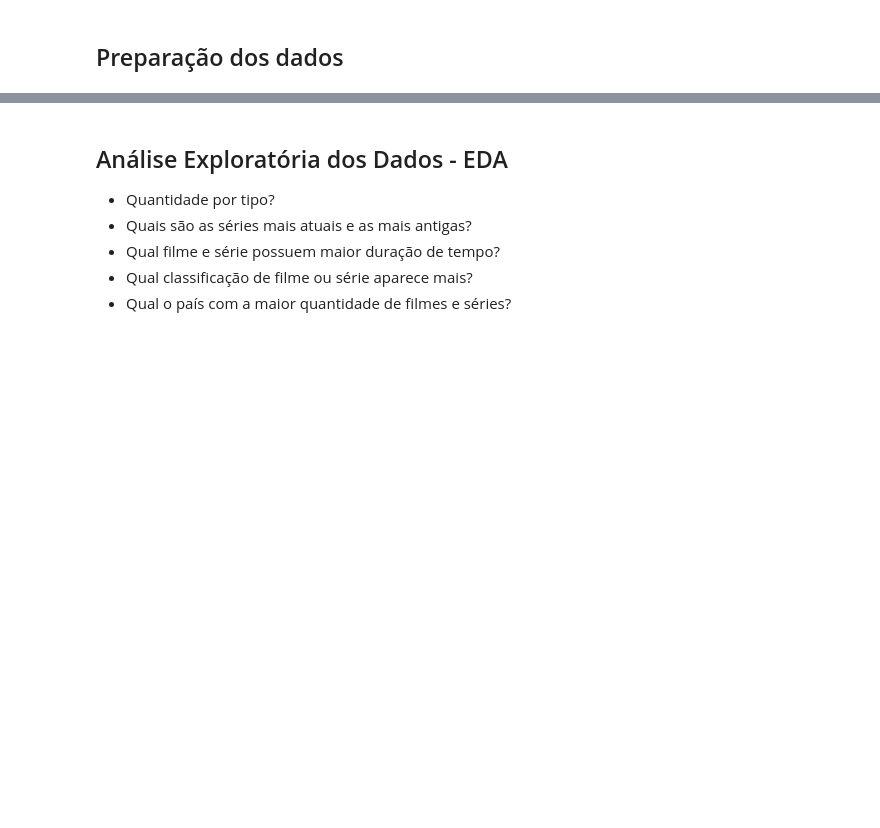
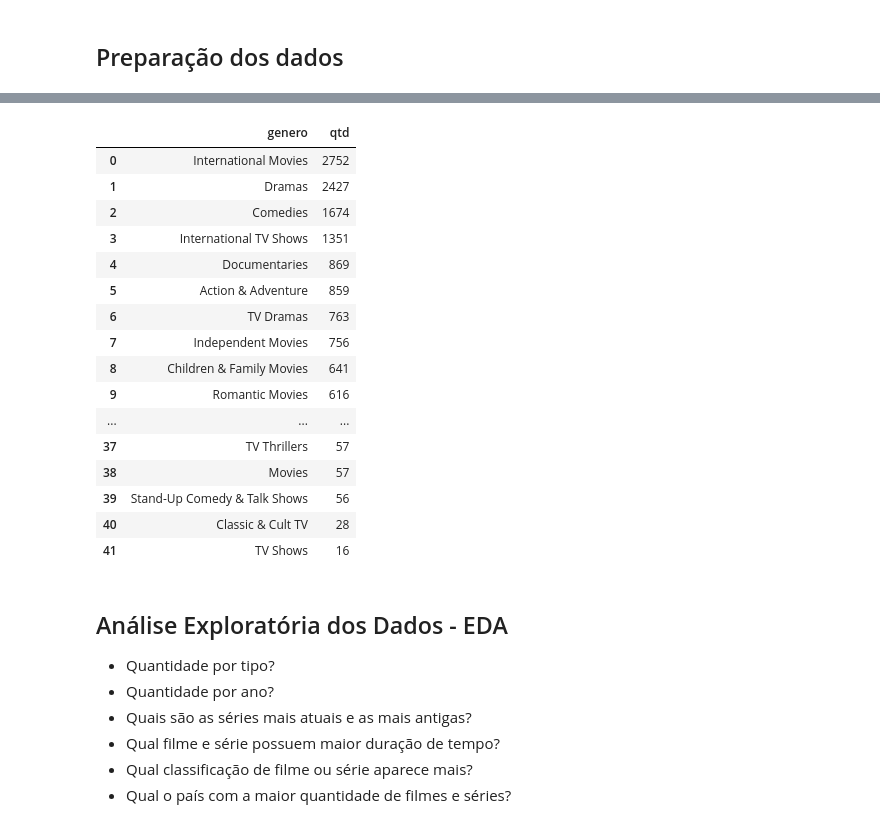
Before and after one commit to luizaalovo/analysis-netflix, a Jupyter notebook: Analysis Netflix.ipynb, the cells around one changed output, grey strips where cells are left out. Saved outputs shown, nothing was run; the diff lists cells and outputs as text; code cells hidden in the pictures; blank space fills up the shorter version.

```diff
--- a/Analysis Netflix.ipynb
+++ b/Analysis Netflix.ipynb
@@ -174,0 +219,25 @@ df.head(2)
+# %%
+# Ajuste para o quantitativo de classificação do gênero (listed_in)
+
+qtd_genero = df['listed_in'].str.get_dummies(', ').sum()
+
+df_qtd_genero = pd.DataFrame({'genero':qtd_genero.index, 'qtd':qtd_genero.values}).sort_values(by="qtd", ascending=False, ignore_index=True)
+df_qtd_genero
+# %% [output]
+|  | genero | qtd |
+| 0 | International Movies | 2752 |
+| 1 | Dramas | 2427 |
+| 2 | Comedies | 1674 |
+| 3 | International TV Shows | 1351 |
+| 4 | Documentaries | 869 |
+| 5 | Action & Adventure | 859 |
+| 6 | TV Dramas | 763 |
+| 7 | Independent Movies | 756 |
+| 8 | Children & Family Movies | 641 |
+| 9 | Romantic Movies | 616 |
+| ... | ... | ... |
+| 37 | TV Thrillers | 57 |
+| 38 | Movies | 57 |
+| 39 | Stand-Up Comedy & Talk Shows | 56 |
+| 40 | Classic & Cult TV | 28 |
+| 41 | TV Shows | 16 |
@@ -175,6 +248,7 @@ df.head(2)
 # %% [markdown]
 ## Análise Exploratória dos Dados - EDA
 - Quantidade por tipo?
+- Quantidade por ano?
 - Quais são as séries mais atuais e as mais antigas?
 - Qual filme e série possuem maior duração de tempo?
 - Qual classificação de filme ou série aparece mais?
```
Also changed, not shown: parts of 19 cells of this notebook.
